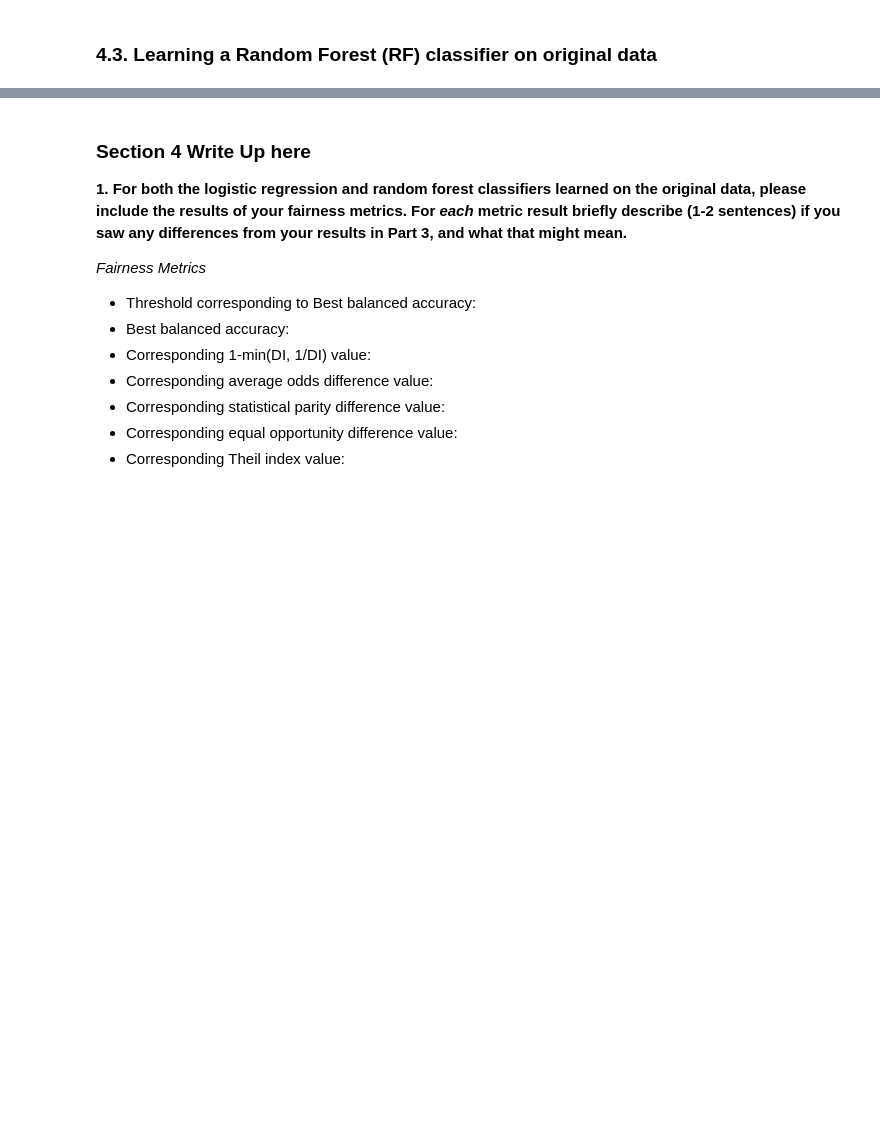
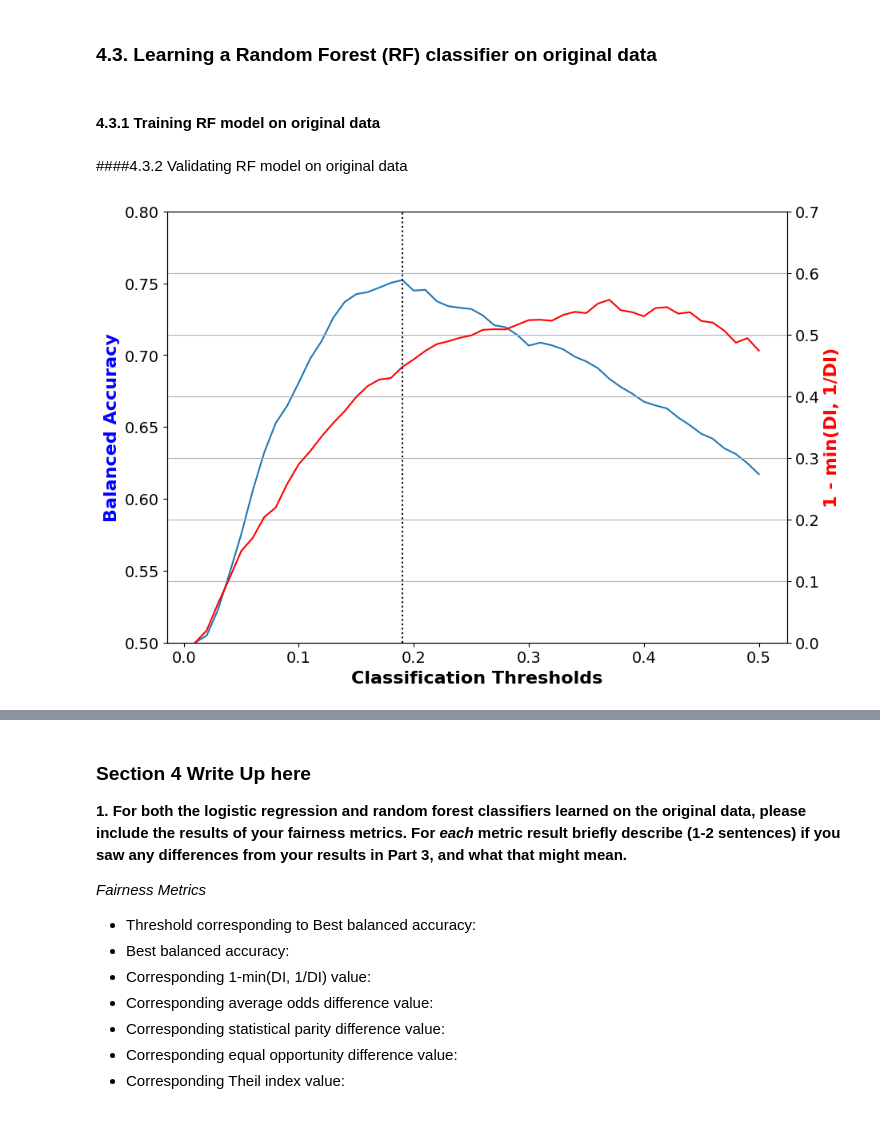
Before and after one commit to Cao1224/replication-project-AIF360, a Jupyter notebook: replication_project.ipynb, the cells around one changed output, grey strips where cells are left out. Cells and saved outputs as stored; diff of their text form; code cells hidden in the pictures; blank space fills up the shorter version.

```diff
--- a/replication_project.ipynb
+++ b/replication_project.ipynb
@@ -1249,8 +1302,26 @@ lr_orig_panel19 = model.fit(dataset.features, dataset.labels.ravel(), **fit_para
 # %% [markdown]
 ### 4.3. Learning a Random Forest (RF) classifier on original data
+# %% [markdown]
+#### 4.3.1 Training RF model on original data
 # %%
 dataset = dataset_orig_panel21_train_features_to_keep
 model = make_pipeline(StandardScaler(),
                       RandomForestClassifier(n_estimators=500, min_samples_leaf=25))
 fit_params = {'randomforestclassifier__sample_weight': dataset.instance_weights}
-rf_orig_panel19 = model.fit(dataset.features, dataset.labels.ravel(), **fit_params)
+rf_orig_panel21 = model.fit(dataset.features, dataset.labels.ravel(), **fit_params)
+# %% [markdown]
+####4.3.2 Validating RF model on original data
+# %%
+thresh_arr = np.linspace(0.01, 0.5, 50)
+val_metrics = test(dataset=dataset_orig_panel21_val_features_to_keep,
+                   model=rf_orig_panel21,
+                   thresh_arr=thresh_arr)
+rf_orig_best_ind = np.argmax(val_metrics['bal_acc'])
+# %%
+disp_imp = np.array(val_metrics['disp_imp'])
+disp_imp_err = 1 - np.minimum(disp_imp, 1/disp_imp)
+plot(thresh_arr, 'Classification Thresholds',
+     val_metrics['bal_acc'], 'Balanced Accuracy',
+     disp_imp_err, '1 - min(DI, 1/DI)')
+# %% [output]
+[figure, added]
```
Also changed, not shown: parts of 70 cells of this notebook.
